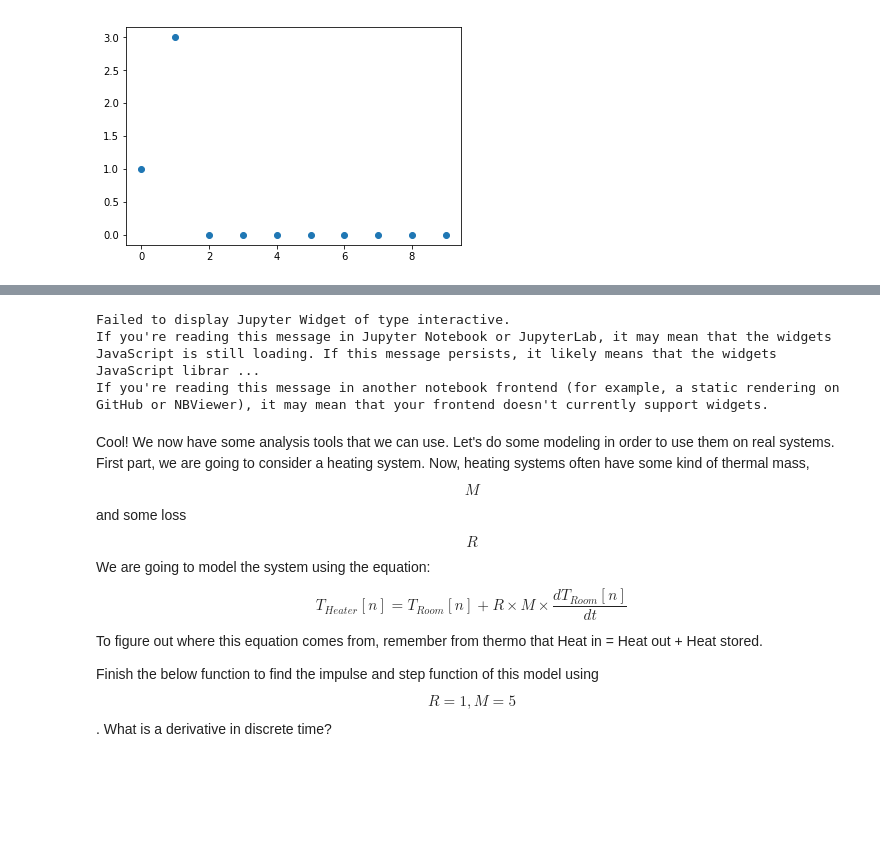
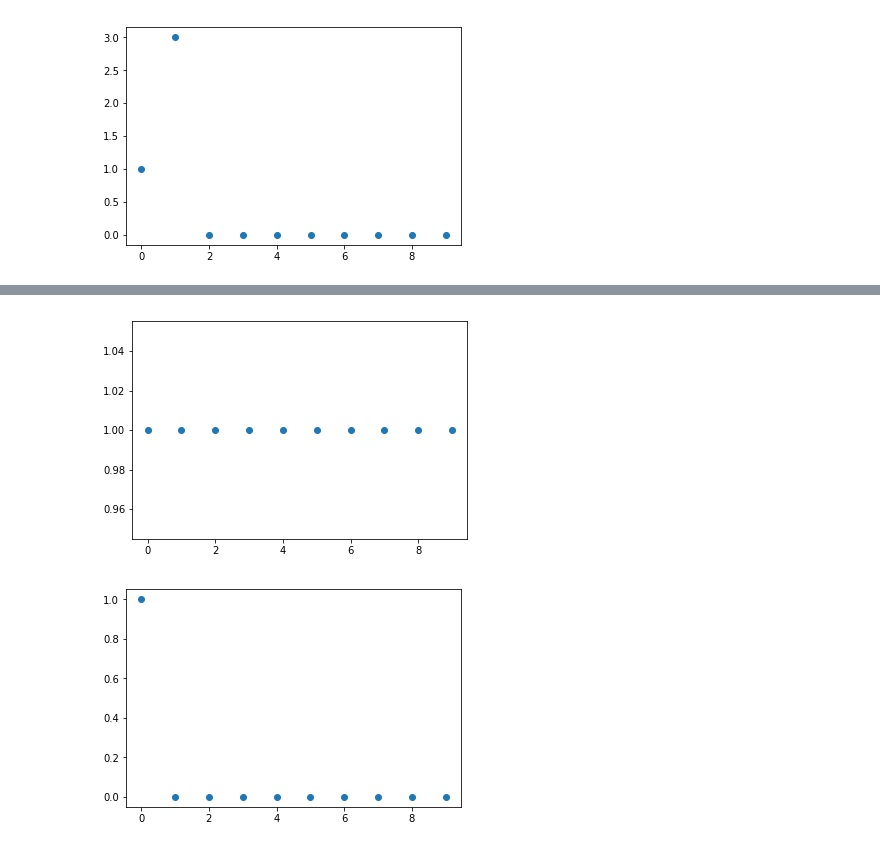
Before and after one commit to alexsludds/MIT-6.058-Notebook, a Jupyter notebook: 1 - Install and Intro.ipynb, the cells around one changed output, grey strips where cells are left out. Cells and saved outputs as stored; diff of their text form; code cells hidden in the pictures; blank space fills up the shorter version.

```diff
--- a/1 - Install and Intro.ipynb
+++ b/1 - Install and Intro.ipynb
@@ -146,25 +233,18 @@ Let's look at the step response of the following system:
 # %%
-def generateFunSystemResponse(r):
-    xs = [1,r,0]
-    ys = [1,1,0]
+def temperaturemodel(R=1,M=5):
+    xs = [1]
+    ys = [1]
     sys = signal.TransferFunction(xs, ys,dt=1.0)
+    iout,iyout = signal.dimpulse(sys)
     tout,yout = signal.dstep(sys)
     plt.figure()
     plt.plot(tout[0:10],yout[0][0:10],'o')
     plt.show()
+    plt.figure()
+    plt.plot(iout[0:10],iyout[0][0:10],'o')
+    plt.show()
 
-interact(generateFunSystemResponse, r=(-1.0,1.0));
+temperaturemodel()
 # %% [output]
-Failed to display Jupyter Widget of type interactive.
-If you're reading this message in Jupyter Notebook or JupyterLab, it may mean that the widgets JavaScript is still loading. If this message persists, it likely means that the widgets JavaScript librar ...
-If you're reading this message in another notebook frontend (for example, a static rendering on GitHub or NBViewer), it may mean that your frontend doesn't currently support widgets.
+[figure, added]
+[figure, added]
-# %% [markdown]
-Cool! We now have some analysis tools that we can use.
-Let's do some modeling in order to use them on real systems.
-First part, we are going to consider a heating system.
-Now, heating systems often have some kind of thermal mass, $$M$$ and some loss $$R$$
-We are going to model the system using the equation:
-$$T_{Heater}[n] =  T_{Room}[n] + R \times M \times \frac{d T_{Room}[n]}{dt}$$
-To figure out where this equation comes from, remember from thermo that Heat in = Heat out + Heat stored.
-
-Finish the below function to find the impulse and step function of this model using $$R=1,M=5$$. What is a derivative in discrete time?
```
Also changed, not shown: parts of 41 cells of this notebook, 2 other files.
